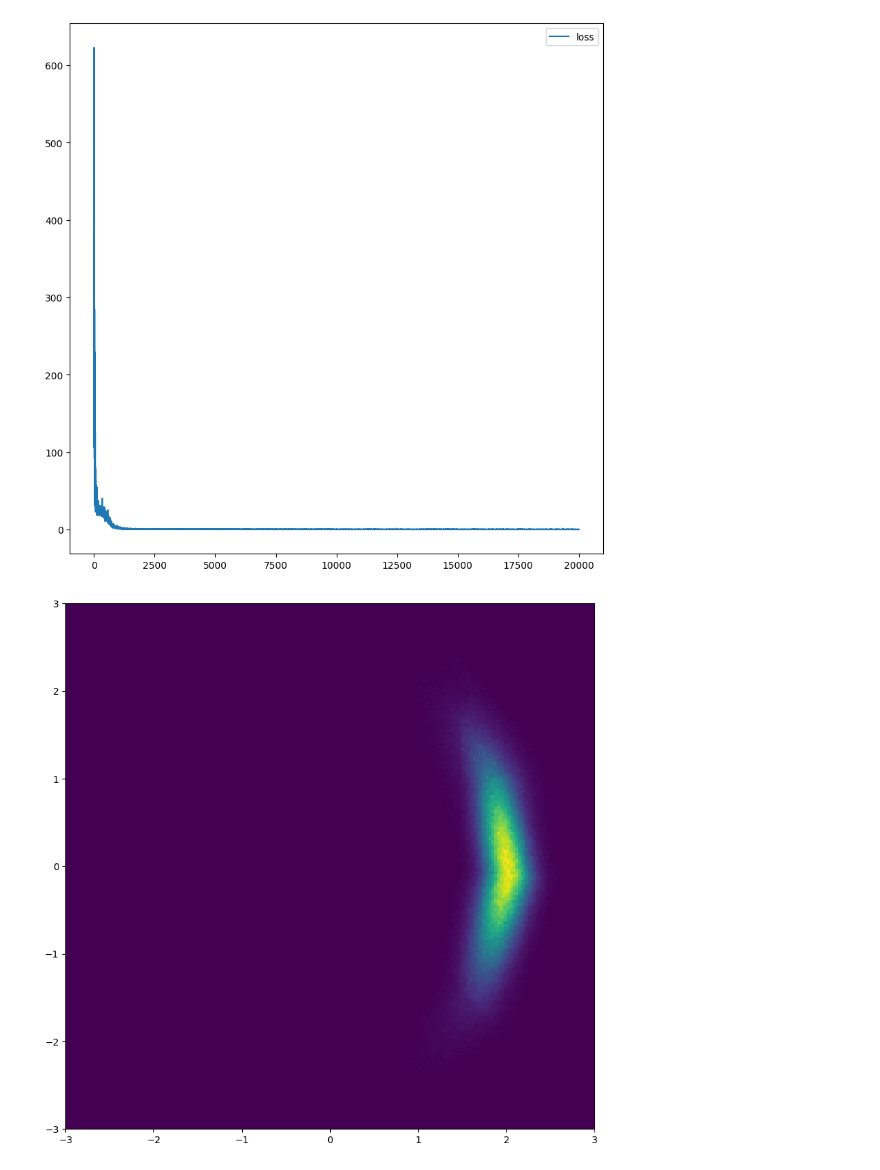
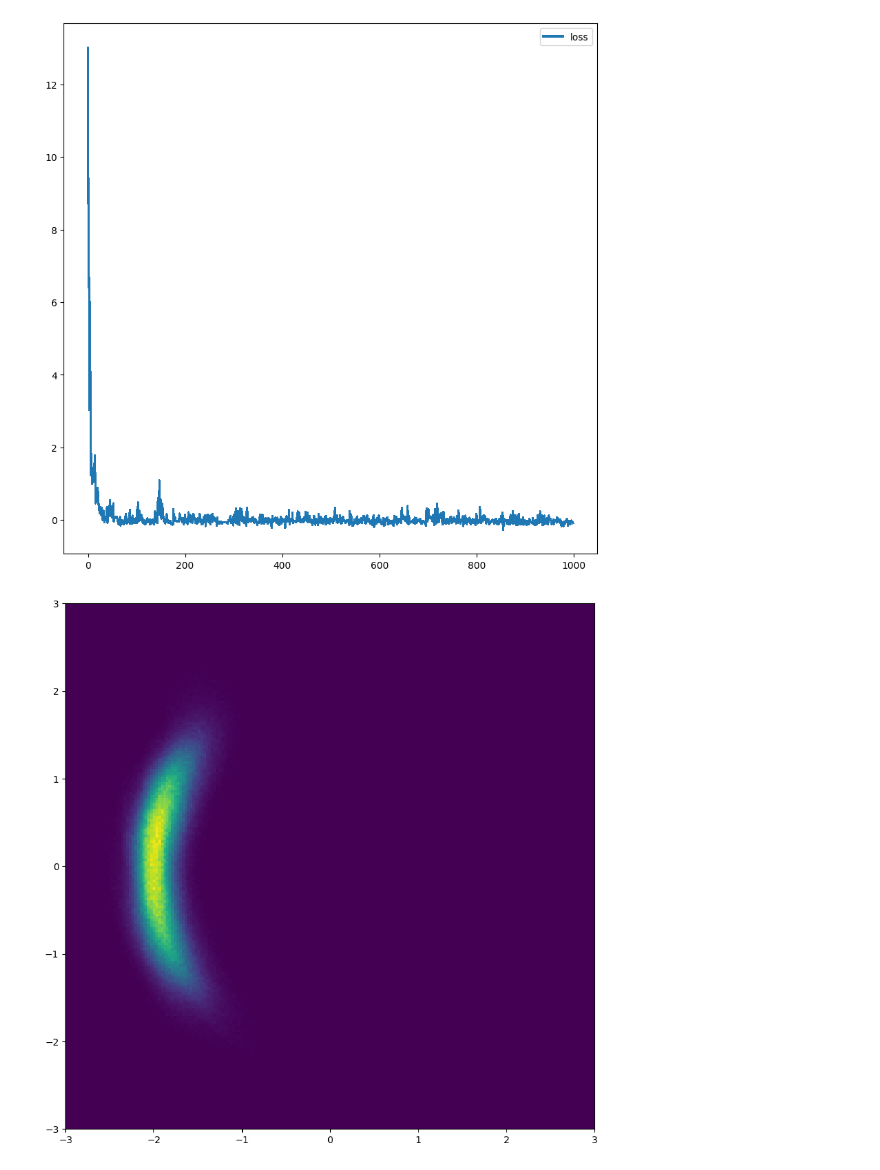
Before and after one commit to jeongsukchul/distributionally_robust_learning, a Jupyter notebook: learning/module/normalizing_flow/flow_test2.ipynb, the cells around one changed output. Saved outputs shown, nothing was run; the diff lists cells and outputs as text; code cells hidden in the pictures.

Commit message:
flow modified

```diff
--- a/learning/module/normalizing_flow/flow_test2.ipynb
+++ b/learning/module/normalizing_flow/flow_test2.ipynb
@@ -8,13 +8,15 @@ from matplotlib import pyplot as plt
 from tqdm import tqdm
 import learning.module.normalizing_flow as nf
 # %%
-seed=2
+seed=5
+%matplotlib inline
+import matplotlib
 # K= 16
 # flows = []
 # for i in range(K):
 #     flows += [nf.flows.Planar((2,), activation=jax.nn.leaky_relu)]
 target = nf.distributions.TwoModes(2,0.1)
-rng = jax.random.PRNGKey(1)
+rng = jax.random.PRNGKey(seed)
 # q0 = nf.distributions.DiagGaussian((2,))
 # nfm = nf.NormalizingFlow(q0=q0, flows=flows, p=target)
 # x0 = jnp.zeros((8, 2))   # any batch size; shape must be (N, 2)
@@ -26,8 +28,8 @@ nfm = make_realnvp_flow_networks(num_blocks=6, in_channels=2, channels=256)
 flow_params = nfm.init(rng_params)
 
 # Use it
-dr_low = jnp.asarray([-3,3])
-dr_high = jnp.asarray([3,3])
+dr_low = jnp.asarray([-4,-4])
+dr_high = jnp.asarray([4,4])
 x, log_q = nfm.apply(flow_params, mode='sample', low=dr_low, high=dr_high, n_samples=1024, rng=key_sample)
 lp = nfm.apply(flow_params, mode='log_prob', low=dr_low, high=dr_high, x=jnp.ones((4, 2)))
 # fkld = nfm.apply(flow_params, mode='forward_kld', x=jax.random.normal(jax.random.PRNGKey(2), (128, 2)))
@@ -63,15 +65,17 @@ XlaRuntimeError: RESOURCE_EXHAUSTED: Out of memory while trying to allocate 1073
 import functools
 import optax
 # Train model
-max_iter = 20000
+max_iter = 1000
 num_samples = 2 * 20
-anneal_iter = 10000
+anneal_iter = 1000
 annealing = True
 def loss_fn(params, key, beta):
     # 'mode' and 'num_samples' stay constant => no recompile
-    return nfm.apply(params,
-                     mode='reverse_kld',
-                     num_samples=num_samples, rng=key)
+    samples, logq = nfm.apply(params,
+                     mode='sample', low=dr_low, high=dr_high,
+                     n_samples=num_samples, rng=key)
+    logp = target.log_prob(samples)
+    return logq.mean() - logp.mean()
 # precompute annealing schedule on device (no Python math in step)
 betas = jnp.linspace(0.01, 1.0, anneal_iter)
 betas = jnp.concatenate([betas, jnp.full((max_iter - anneal_iter,), 1.)])
@@ -80,36 +84,36 @@ def train_step(params, opt_state, base_key, beta):
     # derive per-iter key deterministically from base_key and beta (or an index)
     # if you prefer by iteration index, pass it instead and fold_in(it)
     key = jax.random.fold_in(base_key, jnp.round(beta * 1e6).astype(jnp.int32))
     loss, grads = jax.value_and_grad(loss_fn)(params, key, beta)
     updates, opt_state = optimizer.update(grads, opt_state, params)
     params = optax.apply_updates(params, updates)
     return params, opt_state, loss
 def body_fn(it, carry):
     params, opt_state, base_key, loss_buf = carry
     base_key, key = jax.random.split(base_key)
     beta = betas[it]
     params, opt_state, loss = train_step(params, opt_state, key, beta)
     loss_buf = loss_buf.at[it].set(loss)
     return (params, opt_state, base_key, loss_buf)
-flow_params = nfm.init(rng_params, mode='sample', num_samples=1024, rng=key_sample)
+flow_params = nfm.init(rng_params)
 # flow_params = nfm.init(rng_params, mode='log_prob', x=x0)
 loss_hist = np.array([])
-optimizer = optax.adamw(learning_rate=1e-3) # weight_decay = 1e-4)
+optimizer = optax.adam(learning_rate=1e-3) # weight_decay = 1e-4)
 opt_state = optimizer.init(flow_params)
 loss_buf = jnp.zeros((max_iter,), dtype=jnp.float32)
 flow_params, opt_state, rng, loss_buf = jax.lax.fori_loop(
     0, max_iter, body_fn, (flow_params, opt_state, rng, loss_buf)
 )
 loss_hist = jnp.asarray(loss_buf).copy()
 plt.figure(figsize=(10, 10))
 plt.plot(loss_hist, label='loss')
 plt.legend()
 plt.show()
-z, _ = nfm.apply(flow_params, mode="sample", rng=sample_key, num_samples=2**20)
+z, _ = nfm.apply(flow_params, mode="sample", rng=sample_key,low=dr_low, high=dr_high, n_samples=2**20)
 plt.figure(figsize=(10,10))
 plt.hist2d(z[:, 0].flatten(), z[:, 1].flatten(), (grid_size, grid_size), range=[[-3, 3], [-3, 3]])
 plt.show()
 # %% [output]
-[figure, old version]
+[figure, new version]
-[figure, old version]
+[figure, new version]
 # %%
```
Also changed, not shown: parts of 2 cells of this notebook, 4 other files.
